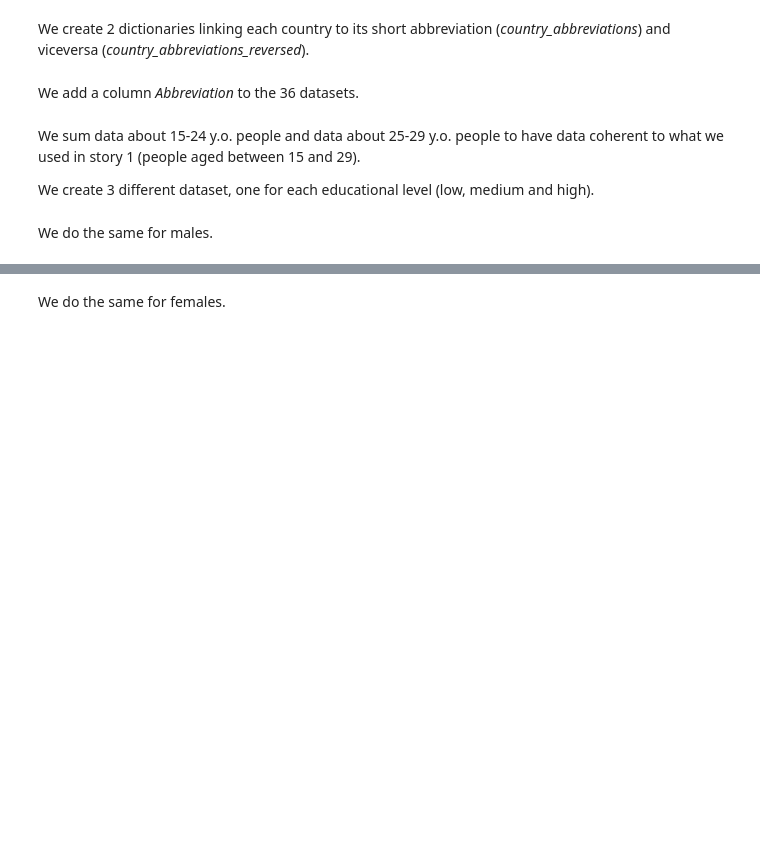
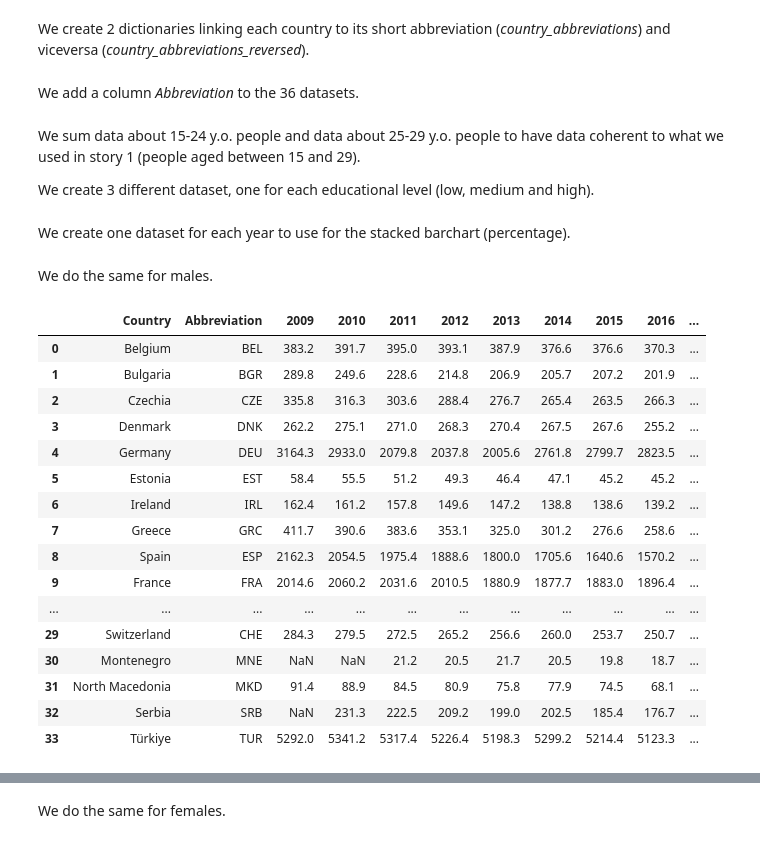
Before and after one commit to VittorioBartolomeoSecondin/DVISProject-CAValli_Team, a Jupyter notebook: Preprocessing_story2.ipynb, the cells around one changed output, grey strips where cells are left out. Drawn from its saved outputs; the diff is of its cells as text; code cells hidden in the pictures; blank space fills up the shorter version.

```diff
--- a/Preprocessing_story2.ipynb
+++ b/Preprocessing_story2.ipynb
@@ -132,0 +129,2 @@ high.to_csv('high.csv', index = False, na_rep = 'nan')
+# %% [markdown]
+We create one dataset for each year to use for the stacked barchart (percentage).
@@ -144,11 +165,30 @@ high2_M = education_abs_sheets['education_abs_sheet24']
 # %%
 low1_M.set_index(['Country', 'Abbreviation'], inplace = True)
 low2_M.set_index(['Country', 'Abbreviation'], inplace = True)
 low_M = low1_M.fillna(1000000).add(low2_M.fillna(1000000), fill_value = 0).round(1)
 low_M = low_M.where(low_M < 1000000)
 low1_M.reset_index(inplace = True)
 low2_M.reset_index(inplace = True)
 low_M.reset_index(inplace = True)
+low_M
+# %% [output]
+|  | Country | Abbreviation | 2009 | 2010 | 2011 | 2012 | 2013 | 2014 | 2015 | 2016 | ... |
+| 0 | Belgium | BEL | 383.2 | 391.7 | 395.0 | 393.1 | 387.9 | 376.6 | 376.6 | 370.3 | ... |
+| 1 | Bulgaria | BGR | 289.8 | 249.6 | 228.6 | 214.8 | 206.9 | 205.7 | 207.2 | 201.9 | ... |
+| 2 | Czechia | CZE | 335.8 | 316.3 | 303.6 | 288.4 | 276.7 | 265.4 | 263.5 | 266.3 | ... |
+| 3 | Denmark | DNK | 262.2 | 275.1 | 271.0 | 268.3 | 270.4 | 267.5 | 267.6 | 255.2 | ... |
+| 4 | Germany | DEU | 3164.3 | 2933.0 | 2079.8 | 2037.8 | 2005.6 | 2761.8 | 2799.7 | 2823.5 | ... |
+| 5 | Estonia | EST | 58.4 | 55.5 | 51.2 | 49.3 | 46.4 | 47.1 | 45.2 | 45.2 | ... |
+| 6 | Ireland | IRL | 162.4 | 161.2 | 157.8 | 149.6 | 147.2 | 138.8 | 138.6 | 139.2 | ... |
+| 7 | Greece | GRC | 411.7 | 390.6 | 383.6 | 353.1 | 325.0 | 301.2 | 276.6 | 258.6 | ... |
+| 8 | Spain | ESP | 2162.3 | 2054.5 | 1975.4 | 1888.6 | 1800.0 | 1705.6 | 1640.6 | 1570.2 | ... |
+| 9 | France | FRA | 2014.6 | 2060.2 | 2031.6 | 2010.5 | 1880.9 | 1877.7 | 1883.0 | 1896.4 | ... |
+| ... | ... | ... | ... | ... | ... | ... | ... | ... | ... | ... | ... |
+| 29 | Switzerland | CHE | 284.3 | 279.5 | 272.5 | 265.2 | 256.6 | 260.0 | 253.7 | 250.7 | ... |
+| 30 | Montenegro | MNE | NaN | NaN | 21.2 | 20.5 | 21.7 | 20.5 | 19.8 | 18.7 | ... |
+| 31 | North Macedonia | MKD | 91.4 | 88.9 | 84.5 | 80.9 | 75.8 | 77.9 | 74.5 | 68.1 | ... |
+| 32 | Serbia | SRB | NaN | 231.3 | 222.5 | 209.2 | 199.0 | 202.5 | 185.4 | 176.7 | ... |
+| 33 | Türkiye | TUR | 5292.0 | 5341.2 | 5317.4 | 5226.4 | 5198.3 | 5299.2 | 5214.4 | 5123.3 | ... |
 # %%
 medium1_M.set_index(['Country', 'Abbreviation'], inplace = True)
 medium2_M.set_index(['Country', 'Abbreviation'], inplace = True)
```
Also changed, not shown: parts of 7 cells of this notebook.
